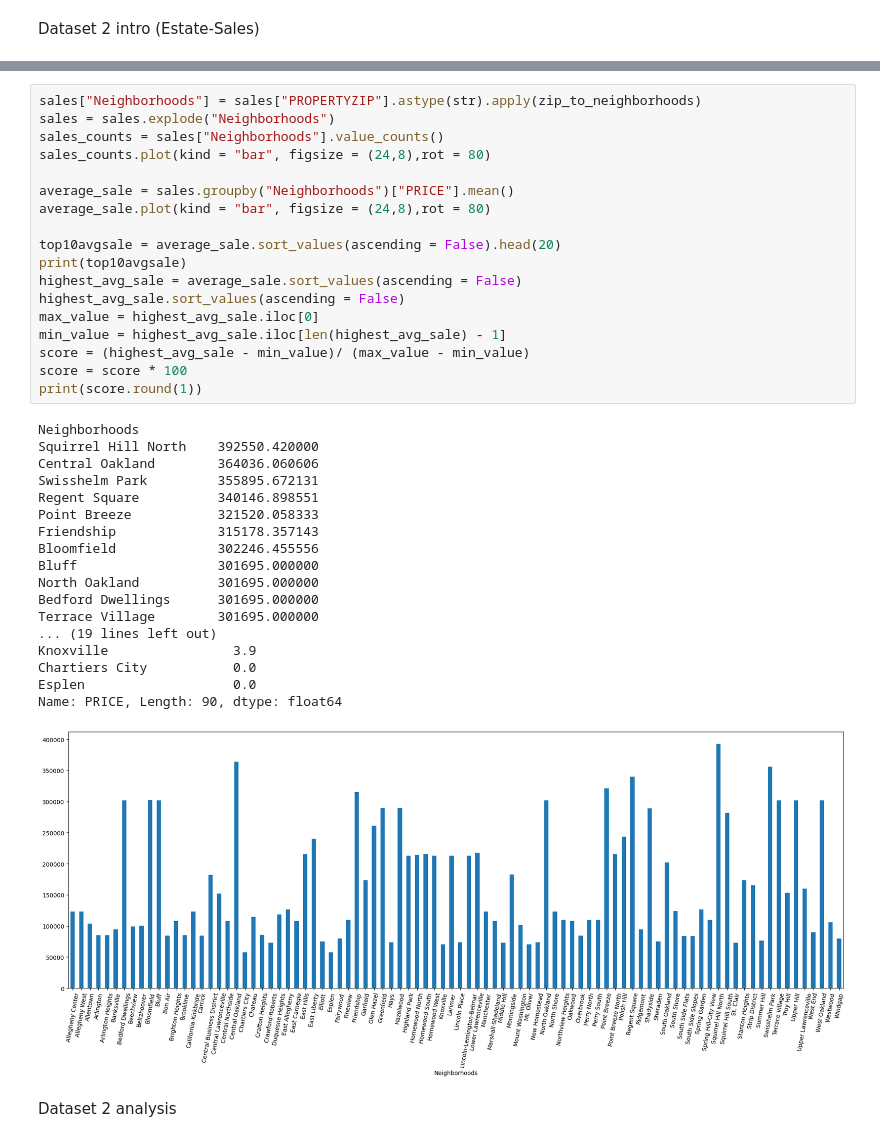
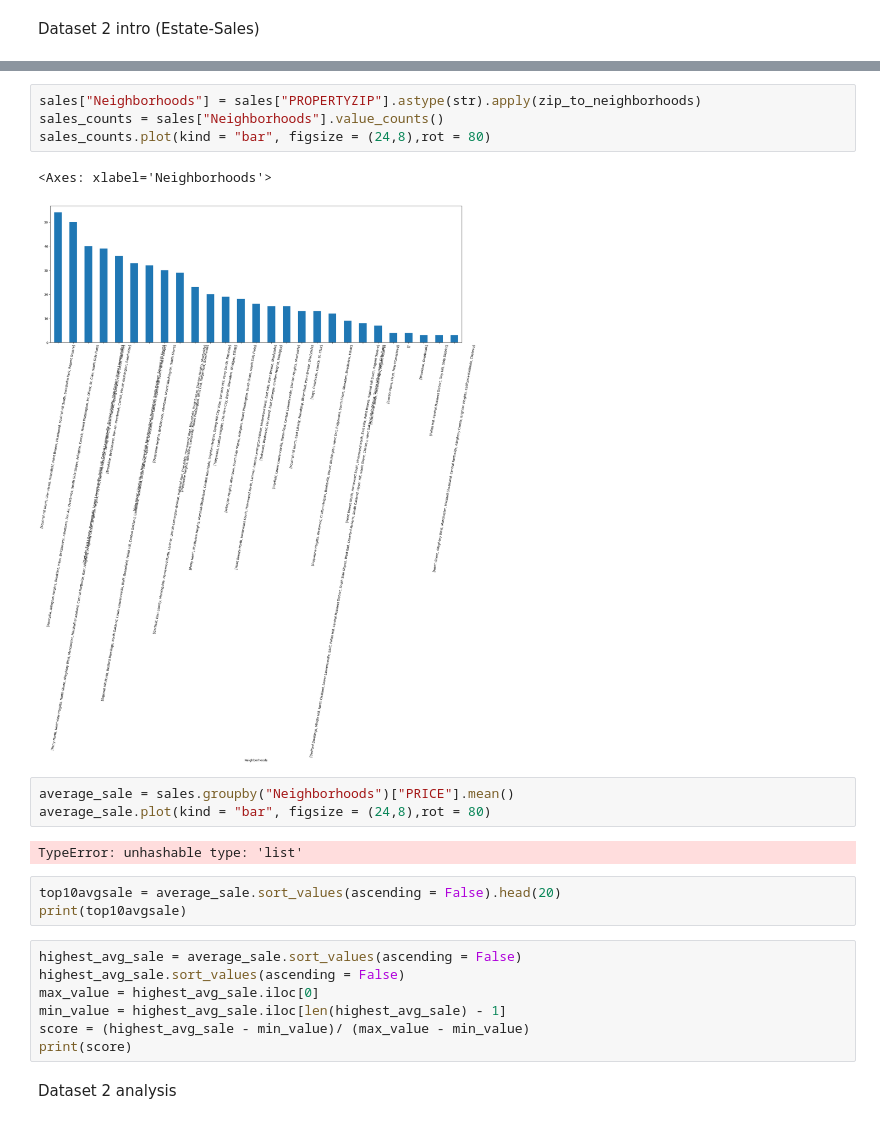
Before and after one commit to rizzocolton/Big-Ideas-Final-Project, a Jupyter notebook: Final.ipynb, the cells around one changed output, grey strips where cells are left out. Cells and saved outputs as stored; diff of their text form.

```diff
--- a/Final.ipynb
+++ b/Final.ipynb
@@ -73,40 +71,25 @@ KeyError: 'PROPERTYZIP'
 # %%
 sales["Neighborhoods"] = sales["PROPERTYZIP"].astype(str).apply(zip_to_neighborhoods)
-sales = sales.explode("Neighborhoods")
 sales_counts = sales["Neighborhoods"].value_counts()
 sales_counts.plot(kind = "bar", figsize = (24,8),rot = 80)
-
-average_sale = sales.groupby("Neighborhoods")["PRICE"].mean()
-average_sale.plot(kind = "bar", figsize = (24,8),rot = 80)
-
-top10avgsale = average_sale.sort_values(ascending = False).head(20)
-print(top10avgsale)
-highest_avg_sale = average_sale.sort_values(ascending = False)
-highest_avg_sale.sort_values(ascending = False)
-max_value = highest_avg_sale.iloc[0]
-min_value = highest_avg_sale.iloc[len(highest_avg_sale) - 1]
-score = (highest_avg_sale - min_value)/ (max_value - min_value)
-score = score * 100
-print(score.round(1))
 # %% [output]
-Neighborhoods
-Squirrel Hill North    392550.420000
-Central Oakland        364036.060606
-Swisshelm Park         355895.672131
-Regent Square          340146.898551
-Point Breeze           321520.058333
-Friendship             315178.357143
-Bloomfield             302246.455556
-Bluff                  301695.000000
-North Oakland          301695.000000
-Bedford Dwellings      301695.000000
-Terrace Village        301695.000000
-... (19 lines left out)
-Knoxville                3.9
-Chartiers City           0.0
-Esplen                   0.0
-Name: PRICE, Length: 90, dtype: float64
+<Axes: xlabel='Neighborhoods'>
-[figure, old version]
+[figure, new version]
+# %%
+average_sale = sales.groupby("Neighborhoods")["PRICE"].mean()
+average_sale.plot(kind = "bar", figsize = (24,8),rot = 80)
+# %% [output]
+TypeError: unhashable type: 'list'
+# %%
+top10avgsale = average_sale.sort_values(ascending = False).head(20)
+print(top10avgsale)
+# %%
+highest_avg_sale = average_sale.sort_values(ascending = False)
+highest_avg_sale.sort_values(ascending = False)
+max_value = highest_avg_sale.iloc[0]
+min_value = highest_avg_sale.iloc[len(highest_avg_sale) - 1]
+score = (highest_avg_sale - min_value)/ (max_value - min_value)
+print(score)
 # %% [markdown]
 Dataset 2 analysis
 # %% [markdown]
```
Also changed, not shown: parts of 3 cells of this notebook.
